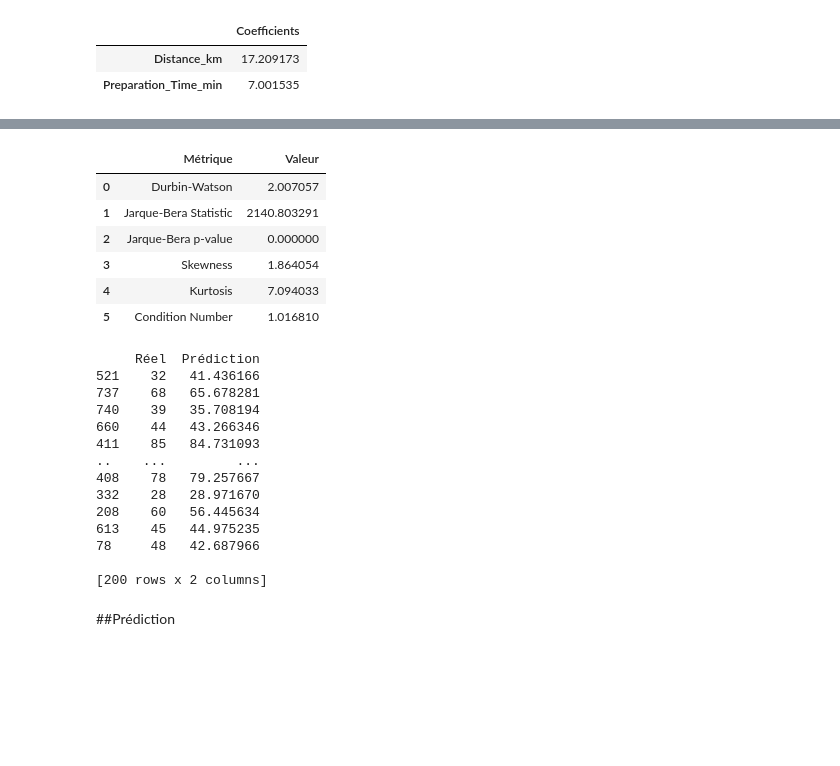
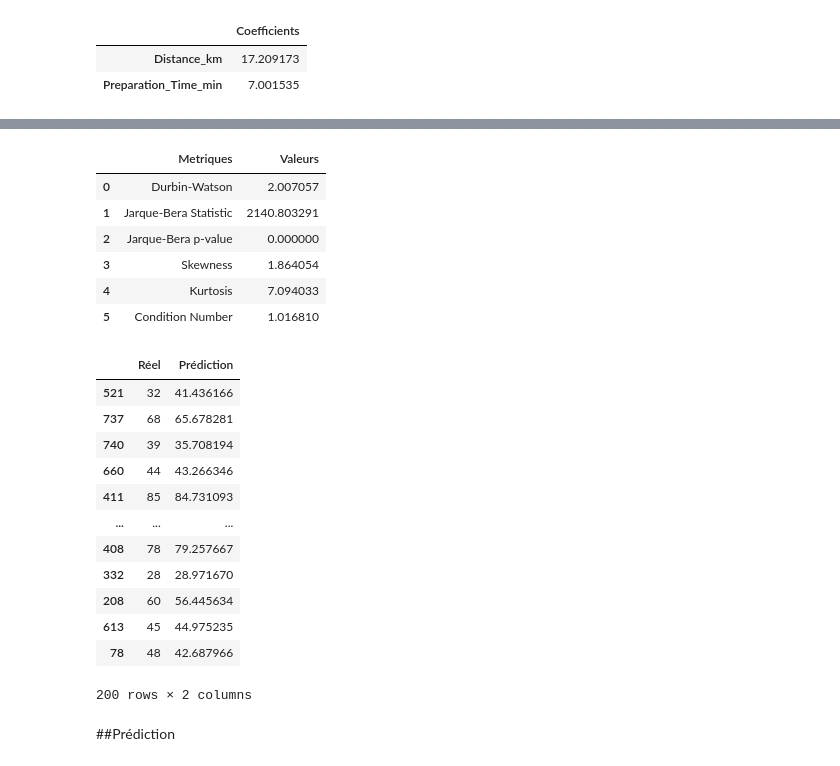
Before and after one commit to JhpAb/My_INSSEDS_Projects, a Jupyter notebook: Delais_Livraison/Delais_Livraison_Script.ipynb, the cells around one changed output, grey strips where cells are left out. Cells and saved outputs as stored; diff of their text form; code cells hidden in the pictures; blank space fills up the shorter version.

```diff
--- a/Delais_Livraison/Delais_Livraison_Script.ipynb
+++ b/Delais_Livraison/Delais_Livraison_Script.ipynb
@@ -602,0 +576,34 @@ Df_model: 2
+# %%
+import pandas as pd
+
+# Configuration pour éviter la notation scientifique
+pd.set_option('display.float_format', '{:.6f}'.format)
+
+# Données des résultats
+data = {
+    "Metriques": [
+        "F-statistic",
+        "Prob (F-statistic)",
+        "Log-Likelihood",
+        "AIC",
+        "BIC",
+        "n",
+        "Df Residuals",
+        "Df_model"
+    ],
+    "Valeurs": [
+        f_statistic,
+        prob_f_statistic,
+        log_likelihood,
+        aic,
+        bic,
+        n,
+        df_residuals,
+        df_model
+    ]
+}
+
+# Créer le DataFrame
+df_results = pd.DataFrame(data)
+
+df_results
@@ -614,36 +631,36 @@ linear_model.fit(X_train_scaled, y_train)
 # Faire des prédictions
 y_train_pred = linear_model.predict(X_train_scaled)
 y_test_pred = linear_model.predict(X_test_scaled)
 
 # Calcul des résidus
 residuals = y_train - y_train_pred
 
 # Durbin-Watson : teste l'autocorrélation des résidus
 dw_statistic = durbin_watson(residuals)
 
 # Jarque-Bera : teste la normalité des résidus
 jb_statistic, jb_p_value = stats.jarque_bera(residuals)
 
 # Skewness : mesure de l'asymétrie des résidus
 skewness = stats.skew(residuals)
 
 # Kurtosis : mesure de l'aplatissement des résidus
 kurtosis = stats.kurtosis(residuals)
 
 # Condition Number : mesure de la colinéarité dans les variables indépendantes
 X_with_const = np.c_[np.ones(X_train_scaled.shape[0]), X_train_scaled]  # Ajouter une constante pour l'intercept
 condition_number = np.linalg.cond(X_with_const)
 
 # Créer un DataFrame avec les résultats
 results_df = pd.DataFrame({
-    'Métrique': ['Durbin-Watson', 'Jarque-Bera Statistic', 'Jarque-Bera p-value', 'Skewness', 'Kurtosis', 'Condition Number'],
-    'Valeur': [dw_statistic, jb_statistic, jb_p_value, skewness, kurtosis, condition_number]
+    'Metriques': ['Durbin-Watson', 'Jarque-Bera Statistic', 'Jarque-Bera p-value', 'Skewness', 'Kurtosis', 'Condition Number'],
+    'Valeurs': [dw_statistic, jb_statistic, jb_p_value, skewness, kurtosis, condition_number]
 })
 
 # Affichage du tableau des résultats
 results_df
 # %% [output]
-|  | Métrique | Valeur |
+|  | Metriques | Valeurs |
 | 0 | Durbin-Watson | 2.007057 |
 | 1 | Jarque-Bera Statistic | 2140.803291 |
 | 2 | Jarque-Bera p-value | 0.000000 |
@@ -657,23 +674,21 @@ comparison_df = pd.DataFrame({
     'Prédiction': y_pred
 })
 
-# Afficher le DataFrame
-print(comparison_df)
+comparison_df
 # %% [output]
+|  | Réel | Prédiction |
+| 521 | 32 | 41.436166 |
+| 737 | 68 | 65.678281 |
+| 740 | 39 | 35.708194 |
+| 660 | 44 | 43.266346 |
+| 411 | 85 | 84.731093 |
+| ... | ... | ... |
+| 408 | 78 | 79.257667 |
+| 332 | 28 | 28.971670 |
+| 208 | 60 | 56.445634 |
+| 613 | 45 | 44.975235 |
+| 78 | 48 | 42.687966 |
-     Réel  Prédiction
-521    32   41.436166
-737    68   65.678281
-740    39   35.708194
-660    44   43.266346
-411    85   84.731093
-..    ...         ...
-408    78   79.257667
-332    28   28.971670
-208    60   56.445634
-613    45   44.975235
-78     48   42.687966
-
-[200 rows x 2 columns]
+200 rows × 2 columns
 # %% [markdown]
 ##Prédiction
 # %%
```
Also changed, not shown: parts of 9 cells of this notebook.
